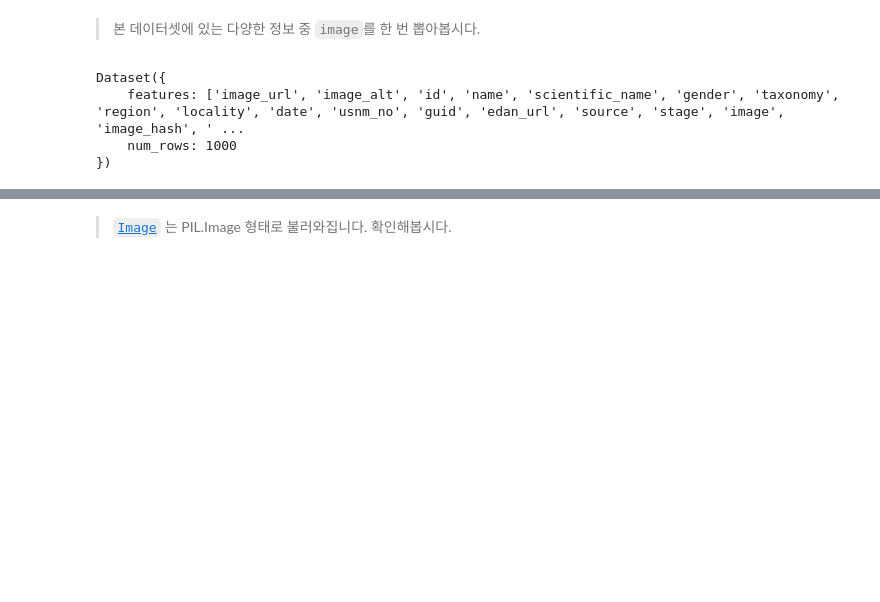
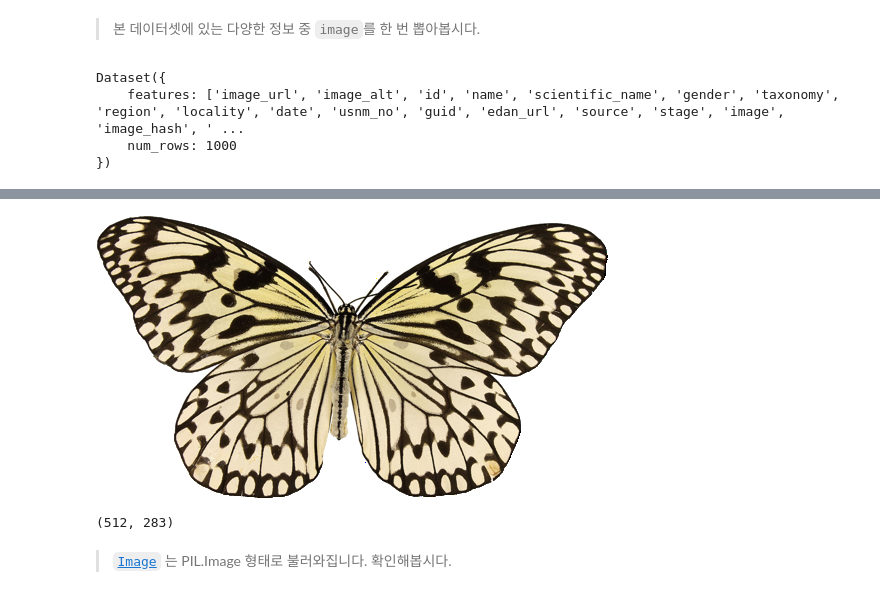
Before and after one commit to YIsungjoon/git-yeardream, a Jupyter notebook: Diffusion/231017_Training_Diffusion_Models_with_Diffusers.ipynb, the cells around one changed output, grey strips where cells are left out. Saved outputs shown, nothing was run; the diff lists cells and outputs as text; code cells hidden in the pictures; blank space fills up the shorter version.

```diff
--- a/Diffusion/231017_Training_Diffusion_Models_with_Diffusers.ipynb
+++ b/Diffusion/231017_Training_Diffusion_Models_with_Diffusers.ipynb
@@ -91,3 +114,11 @@ Dataset({
+# %%
+dataset[0]["image"]
+# %% [output]
+[figure, added]
+# %%
+dataset[0]["image"].size
+# %% [output]
+(512, 283)
 # %% [markdown]
 > [`Image`](https://huggingface.co/docs/datasets/image_process#image-datasets) 는 PIL.Image 형태로 불러와집니다.
 > 확인해봅시다.
```
Also changed, not shown: parts of 13 cells of this notebook.
